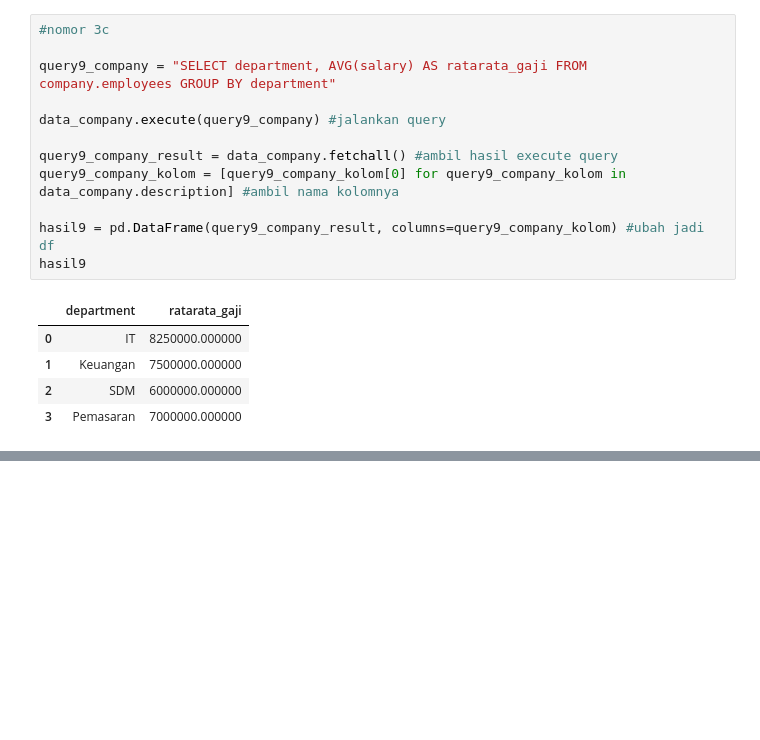
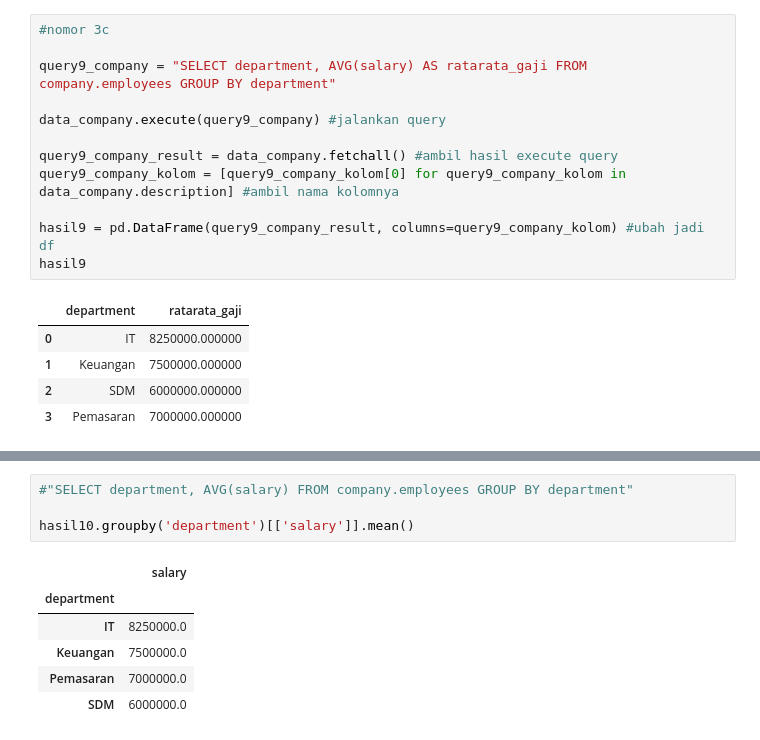
Before and after one commit to emiksapitri/Bootcamp_dataanalyst, a Jupyter notebook: SQL_in_python.ipynb, the cells around one changed output, grey strips where cells are left out. Drawn from its saved outputs; the diff is of its cells as text; blank space fills up the shorter version.

```diff
--- a/SQL_in_python.ipynb
+++ b/SQL_in_python.ipynb
@@ -220,0 +247,11 @@ hasil9
+# %%
+#"SELECT department, AVG(salary) FROM company.employees GROUP BY department"
+
+hasil10.groupby('department')[['salary']].mean()
+# %% [output]
+|  | salary |
+| department |  |
+| IT | 8250000.0 |
+| Keuangan | 7500000.0 |
+| Pemasaran | 7000000.0 |
+| SDM | 6000000.0 |
```
Also changed, not shown: parts of 11 cells of this notebook.
